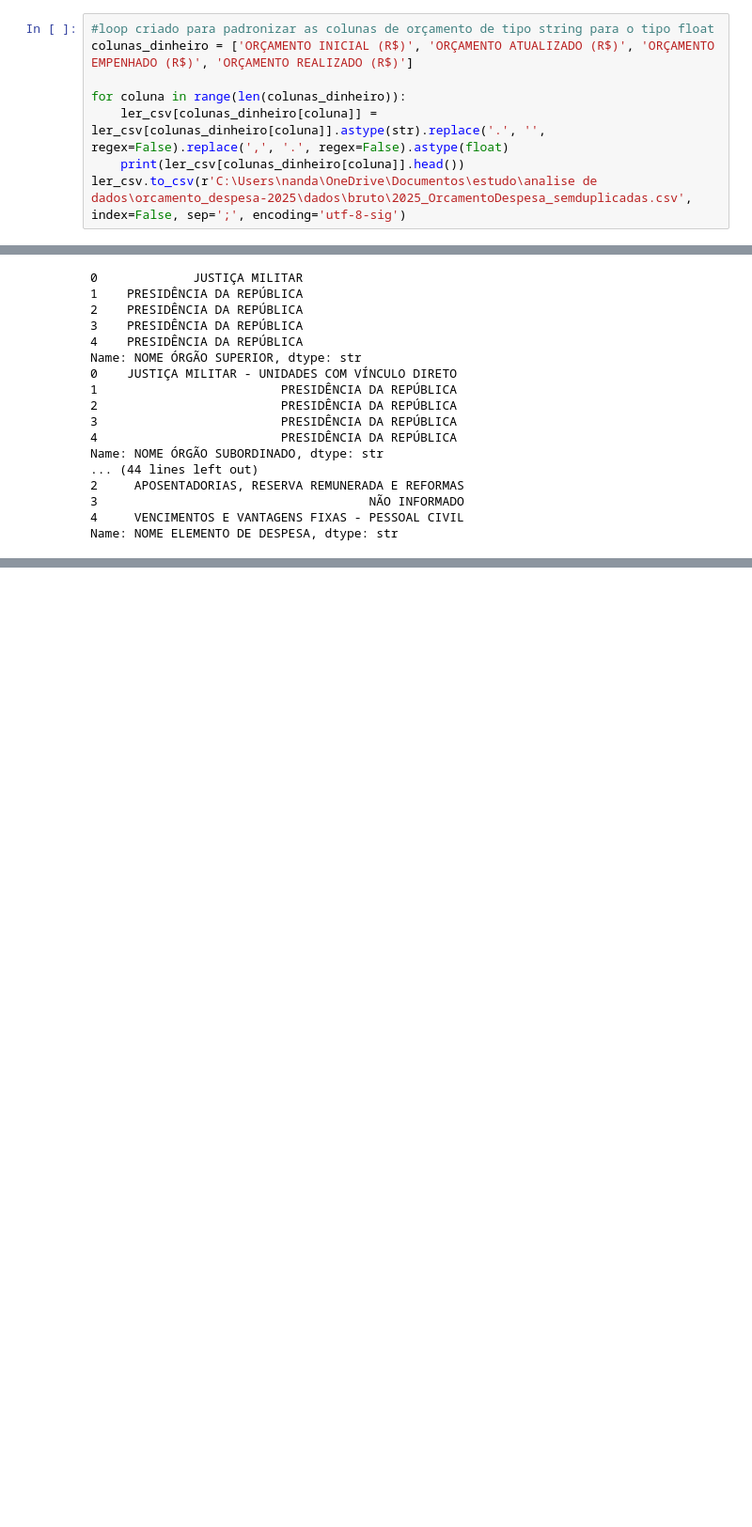
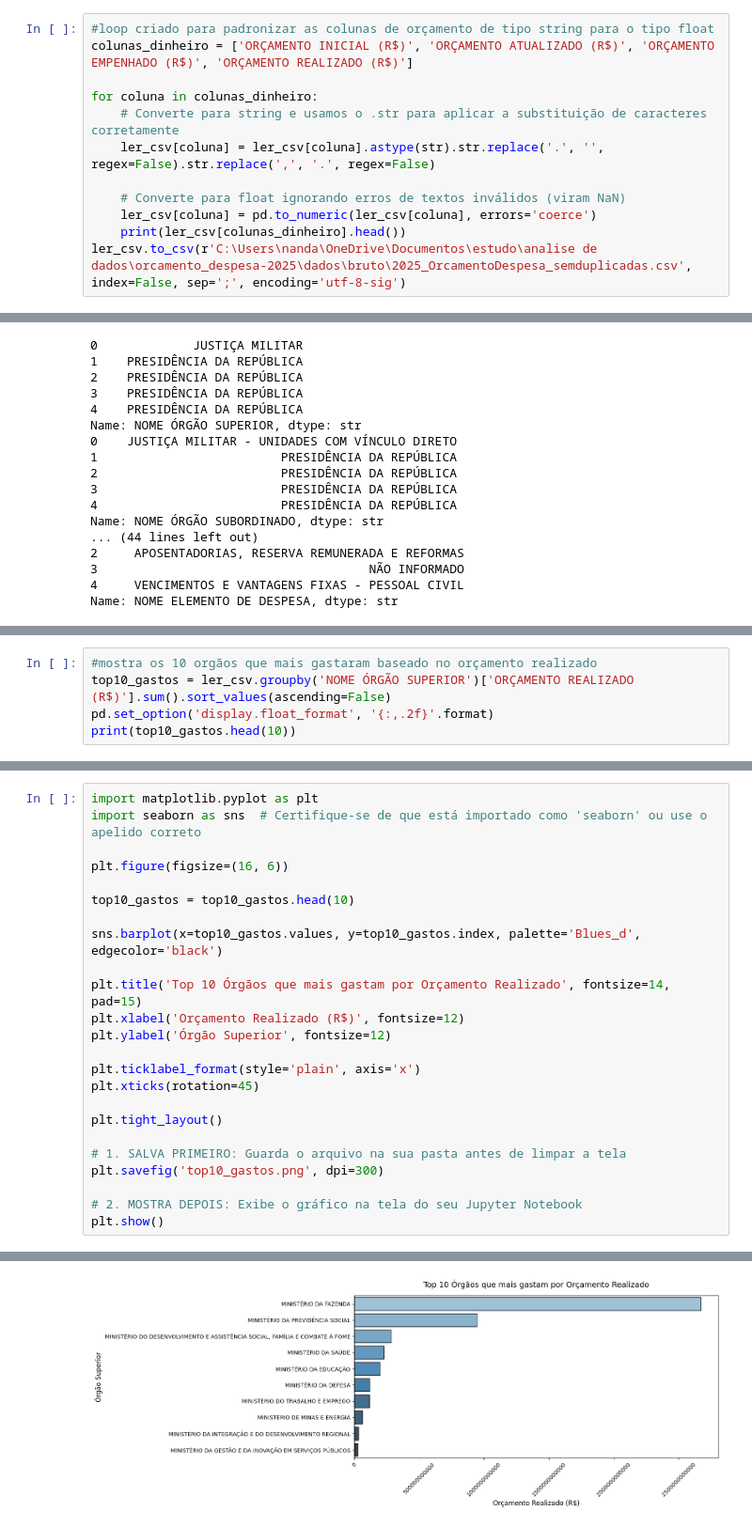
Before and after one commit to fehiarita/orcamento_despesa-2025, a Jupyter notebook: Notebooks/analise_inicial.ipynb, the cells around one changed output, grey strips where cells are left out. Shown at 94% size. Cells and saved outputs as stored; diff of their text form; blank space fills up the shorter version.

```diff
--- a/Notebooks/analise_inicial.ipynb
+++ b/Notebooks/analise_inicial.ipynb
@@ -148,8 +136,12 @@ ler_csv.head(900)
 #loop criado para padronizar as colunas de orçamento de tipo string para o tipo float
 colunas_dinheiro = ['ORÇAMENTO INICIAL (R$)', 'ORÇAMENTO ATUALIZADO (R$)', 'ORÇAMENTO EMPENHADO (R$)', 'ORÇAMENTO REALIZADO (R$)']
 
-for coluna in range(len(colunas_dinheiro)):
-    ler_csv[colunas_dinheiro[coluna]] = ler_csv[colunas_dinheiro[coluna]].astype(str).replace('.', '', regex=False).replace(',', '.', regex=False).astype(float)
-    print(ler_csv[colunas_dinheiro[coluna]].head())
+for coluna in colunas_dinheiro:
+    # Converte para string e usamos o .str para aplicar a substituição de caracteres corretamente
+    ler_csv[coluna] = ler_csv[coluna].astype(str).str.replace('.', '', regex=False).str.replace(',', '.', regex=False)
+
+    # Converte para float ignorando erros de textos inválidos (viram NaN)
+    ler_csv[coluna] = pd.to_numeric(ler_csv[coluna], errors='coerce')
+    print(ler_csv[colunas_dinheiro].head())
 ler_csv.to_csv(r'C:\Users\nanda\OneDrive\Documentos\estudo\analise de dados\orcamento_despesa-2025\dados\bruto\2025_OrcamentoDespesa_semduplicadas.csv', index=False, sep=';', encoding='utf-8-sig')
 # %% [output]
@@ -198,0 +193,5 @@ Name: NOME ELEMENTO DE DESPESA, dtype: str
+# %%
+#mostra os 10 orgãos que mais gastaram baseado no orçamento realizado
+top10_gastos = ler_csv.groupby('NOME ÓRGÃO SUPERIOR')['ORÇAMENTO REALIZADO (R$)'].sum().sort_values(ascending=False)
+pd.set_option('display.float_format', '{:,.2f}'.format)
+print(top10_gastos.head(10))
@@ -198,0 +235,25 @@ Name: NOME ELEMENTO DE DESPESA, dtype: str
+# %%
+import matplotlib.pyplot as plt
+import seaborn as sns  # Certifique-se de que está importado como 'seaborn' ou use o apelido correto
+
+plt.figure(figsize=(16, 6))
+
+top10_gastos = top10_gastos.head(10)
+
+sns.barplot(x=top10_gastos.values, y=top10_gastos.index, palette='Blues_d', edgecolor='black')
+
+plt.title('Top 10 Órgãos que mais gastam por Orçamento Realizado', fontsize=14, pad=15)
+plt.xlabel('Orçamento Realizado (R$)', fontsize=12)
+plt.ylabel('Órgão Superior', fontsize=12)
+
+plt.ticklabel_format(style='plain', axis='x')
+plt.xticks(rotation=45)
+
+plt.tight_layout()
+
+# 1. SALVA PRIMEIRO: Guarda o arquivo na sua pasta antes de limpar a tela
+plt.savefig('top10_gastos.png', dpi=300)
+
+# 2. MOSTRA DEPOIS: Exibe o gráfico na tela do seu Jupyter Notebook
+plt.show()
+# %% [output]
@@ -198,0 +263 @@ Name: NOME ELEMENTO DE DESPESA, dtype: str
+[figure, added]
```
Also changed, not shown: parts of 8 cells of this notebook, 2 other files.
